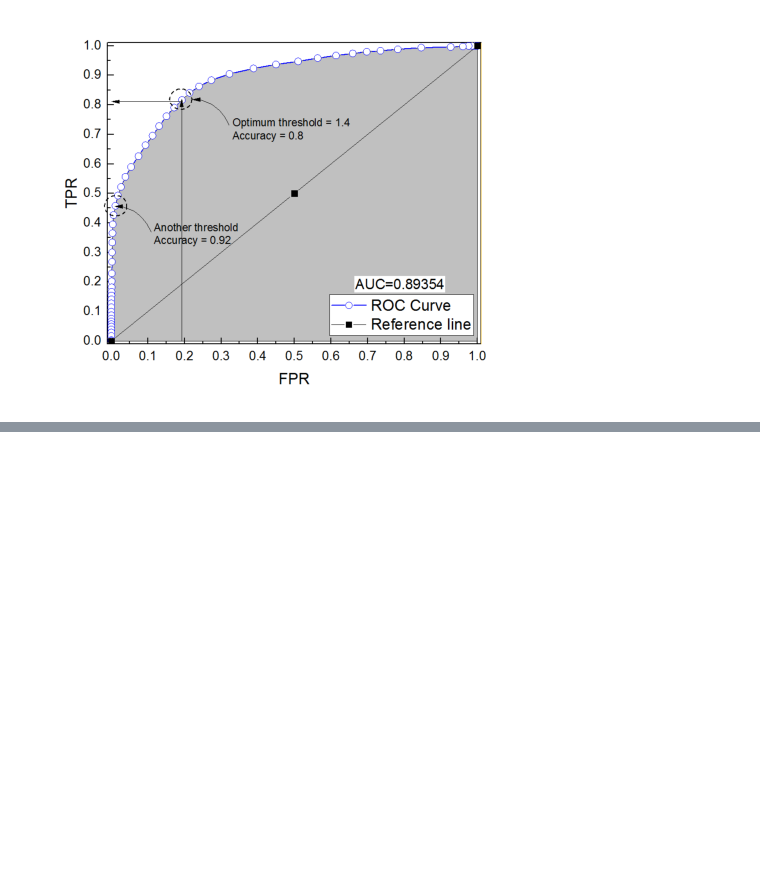
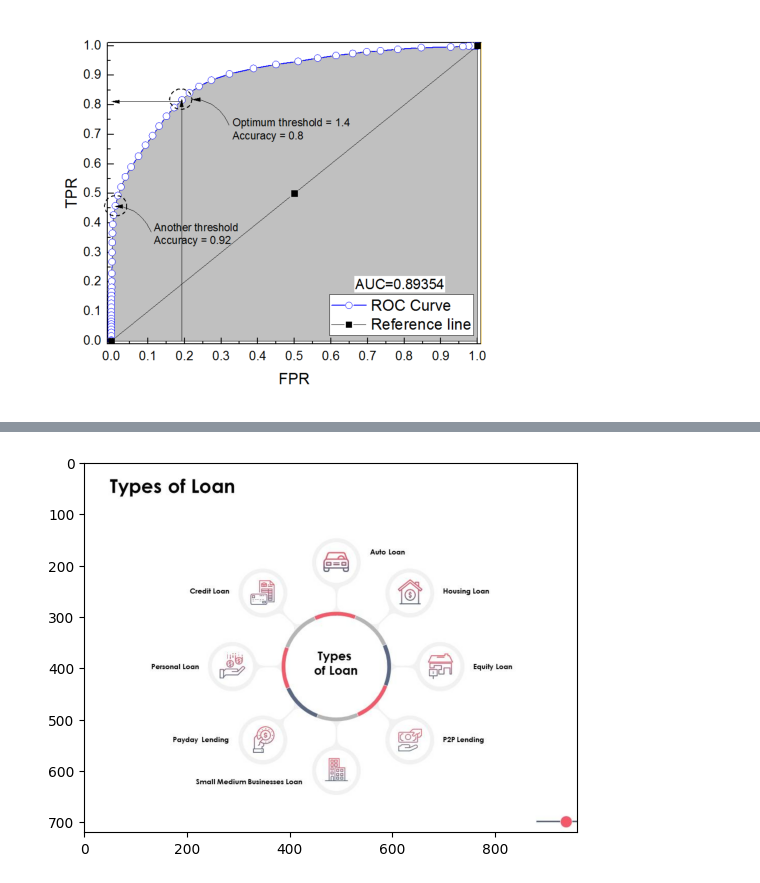
Before and after one commit to AbinashDhakal/Loan_Approval, a Jupyter notebook: Loan_Apporval_Prediction.ipynb, the cells around one changed output, grey strips where cells are left out. Drawn from its saved outputs; the diff is of its cells as text; code cells hidden in the pictures; blank space fills up the shorter version.

Commit message:
Loan_Approval dataset summary

```diff
--- a/Loan_Apporval_Prediction.ipynb
+++ b/Loan_Apporval_Prediction.ipynb
@@ -47,0 +97,6 @@ df_origi = pd.read_csv("C:\Users\abudh\Desktop\Loan_Approval\credit_risk_dataset
+# %%
+Type_of_loan = mpimg.imread(r"C:\Users\abudh\Desktop\Loan_Approval\Type_of_Load.jpg")
+plt.imshow(Type_of_loan)
+plt.show()
+# %% [output]
+[figure, added]
```
Also changed, not shown: parts of 18 cells of this notebook.
